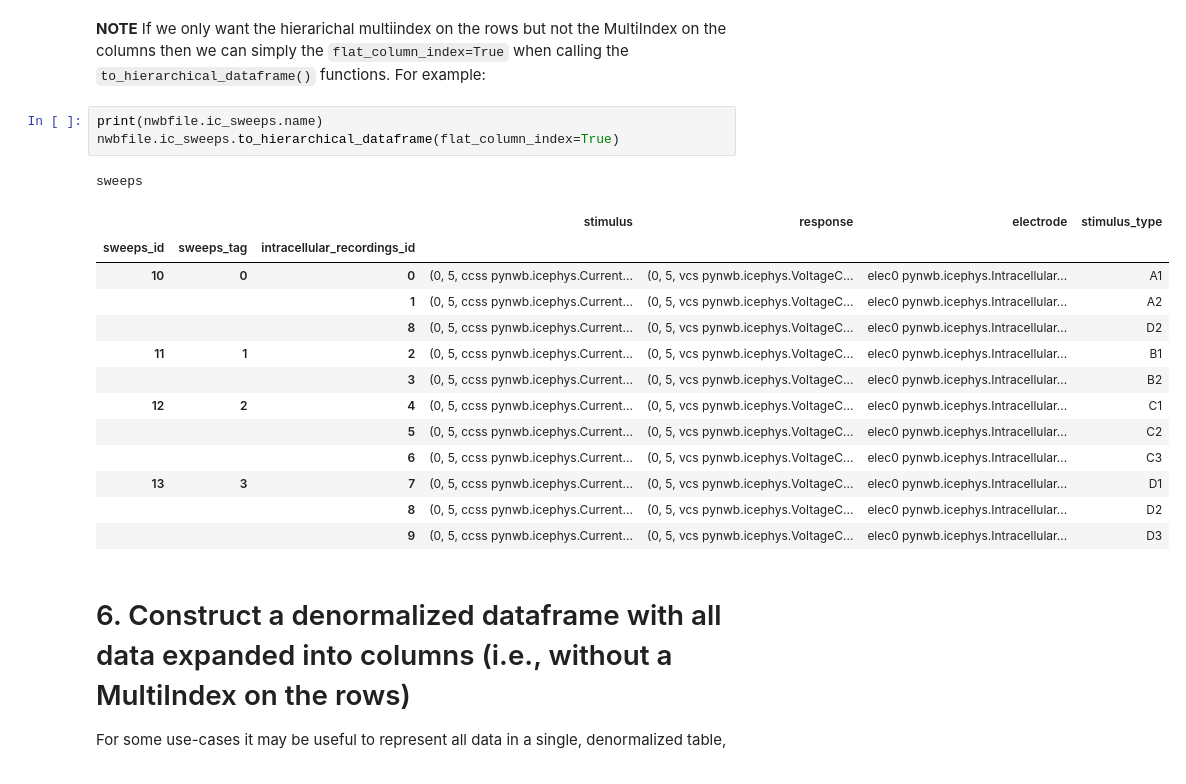
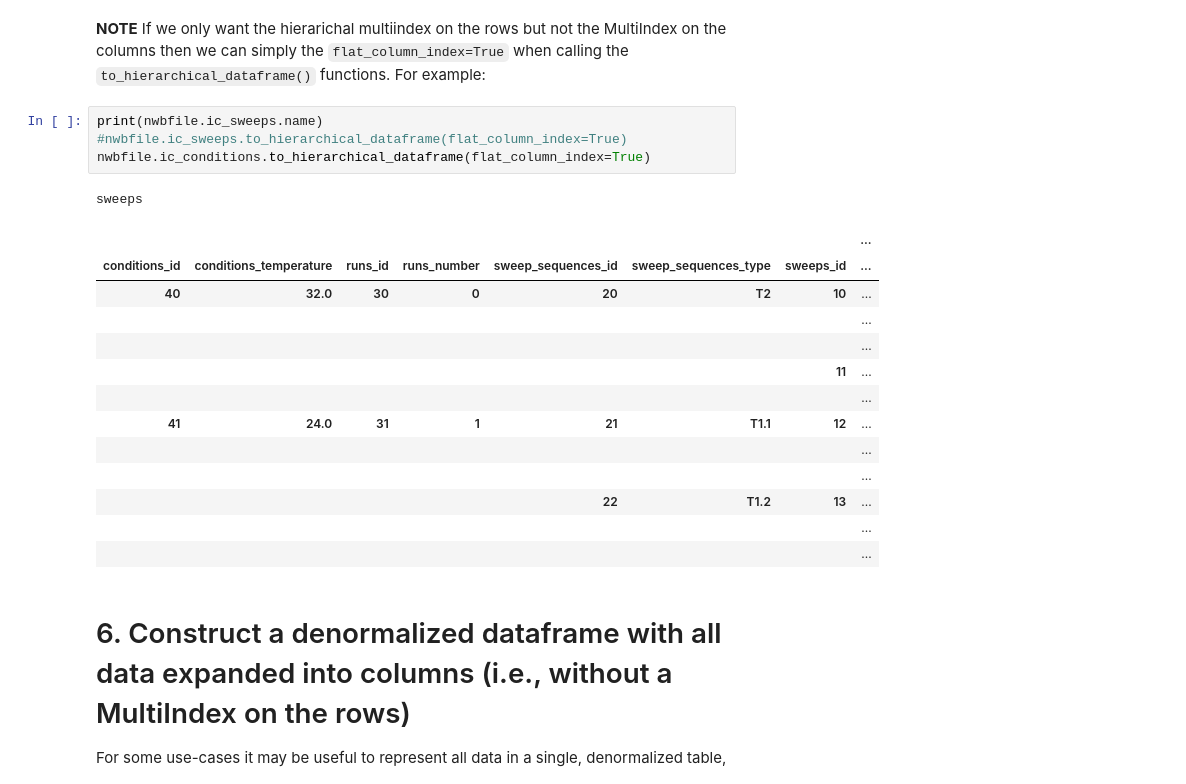
Before and after one commit to oruebel/ndx-icephys-meta, a Jupyter notebook: src/pynwb/examples/icephys_meta_to_pandas.ipynb, the cells around one changed output. Saved outputs shown, nothing was run; the diff lists cells and outputs as text.

```diff
--- a/src/pynwb/examples/icephys_meta_to_pandas.ipynb
+++ b/src/pynwb/examples/icephys_meta_to_pandas.ipynb
@@ -282,22 +282,23 @@ conditions
 **NOTE** If we only want the hierarichal multiindex on the rows but not the MultiIndex on the columns then we can simply the ``flat_column_index=True`` when calling the ``to_hierarchical_dataframe()`` functions. For example:
 # %%
 print(nwbfile.ic_sweeps.name)
-nwbfile.ic_sweeps.to_hierarchical_dataframe(flat_column_index=True)
+#nwbfile.ic_sweeps.to_hierarchical_dataframe(flat_column_index=True)
+nwbfile.ic_conditions.to_hierarchical_dataframe(flat_column_index=True)
 # %% [output]
 sweeps
-|  |  |  | stimulus | response | electrode | stimulus_type |
-| sweeps_id | sweeps_tag | intracellular_recordings_id |  |  |  |  |
-| 10 | 0 | 0 | (0, 5, ccss pynwb.icephys.Current... | (0, 5, vcs pynwb.icephys.VoltageC... | elec0 pynwb.icephys.Intracellular... | A1 |
-|  |  | 1 | (0, 5, ccss pynwb.icephys.Current... | (0, 5, vcs pynwb.icephys.VoltageC... | elec0 pynwb.icephys.Intracellular... | A2 |
-|  |  | 8 | (0, 5, ccss pynwb.icephys.Current... | (0, 5, vcs pynwb.icephys.VoltageC... | elec0 pynwb.icephys.Intracellular... | D2 |
-| 11 | 1 | 2 | (0, 5, ccss pynwb.icephys.Current... | (0, 5, vcs pynwb.icephys.VoltageC... | elec0 pynwb.icephys.Intracellular... | B1 |
-|  |  | 3 | (0, 5, ccss pynwb.icephys.Current... | (0, 5, vcs pynwb.icephys.VoltageC... | elec0 pynwb.icephys.Intracellular... | B2 |
-| 12 | 2 | 4 | (0, 5, ccss pynwb.icephys.Current... | (0, 5, vcs pynwb.icephys.VoltageC... | elec0 pynwb.icephys.Intracellular... | C1 |
-|  |  | 5 | (0, 5, ccss pynwb.icephys.Current... | (0, 5, vcs pynwb.icephys.VoltageC... | elec0 pynwb.icephys.Intracellular... | C2 |
-|  |  | 6 | (0, 5, ccss pynwb.icephys.Current... | (0, 5, vcs pynwb.icephys.VoltageC... | elec0 pynwb.icephys.Intracellular... | C3 |
-| 13 | 3 | 7 | (0, 5, ccss pynwb.icephys.Current... | (0, 5, vcs pynwb.icephys.VoltageC... | elec0 pynwb.icephys.Intracellular... | D1 |
-|  |  | 8 | (0, 5, ccss pynwb.icephys.Current... | (0, 5, vcs pynwb.icephys.VoltageC... | elec0 pynwb.icephys.Intracellular... | D2 |
-|  |  | 9 | (0, 5, ccss pynwb.icephys.Current... | (0, 5, vcs pynwb.icephys.VoltageC... | elec0 pynwb.icephys.Intracellular... | D3 |
+|  |  |  |  |  |  |  | ... |
+| conditions_id | conditions_temperature | runs_id | runs_number | sweep_sequences_id | sweep_sequences_type | sweeps_id | ... |
+| 40 | 32.0 | 30 | 0 | 20 | T2 | 10 | ... |
+|  |  |  |  |  |  |  | ... |
+|  |  |  |  |  |  |  | ... |
+|  |  |  |  |  |  | 11 | ... |
+|  |  |  |  |  |  |  | ... |
+| 41 | 24.0 | 31 | 1 | 21 | T1.1 | 12 | ... |
+|  |  |  |  |  |  |  | ... |
+|  |  |  |  |  |  |  | ... |
+|  |  |  |  | 22 | T1.2 | 13 | ... |
+|  |  |  |  |  |  |  | ... |
+|  |  |  |  |  |  |  | ... |
 # %% [markdown]
 # 6. Construct a denormalized dataframe with all data expanded into columns (i.e., without a MultiIndex on the rows)
 
```
Also changed, not shown: parts of 1 cell of this notebook, 1 other file.
